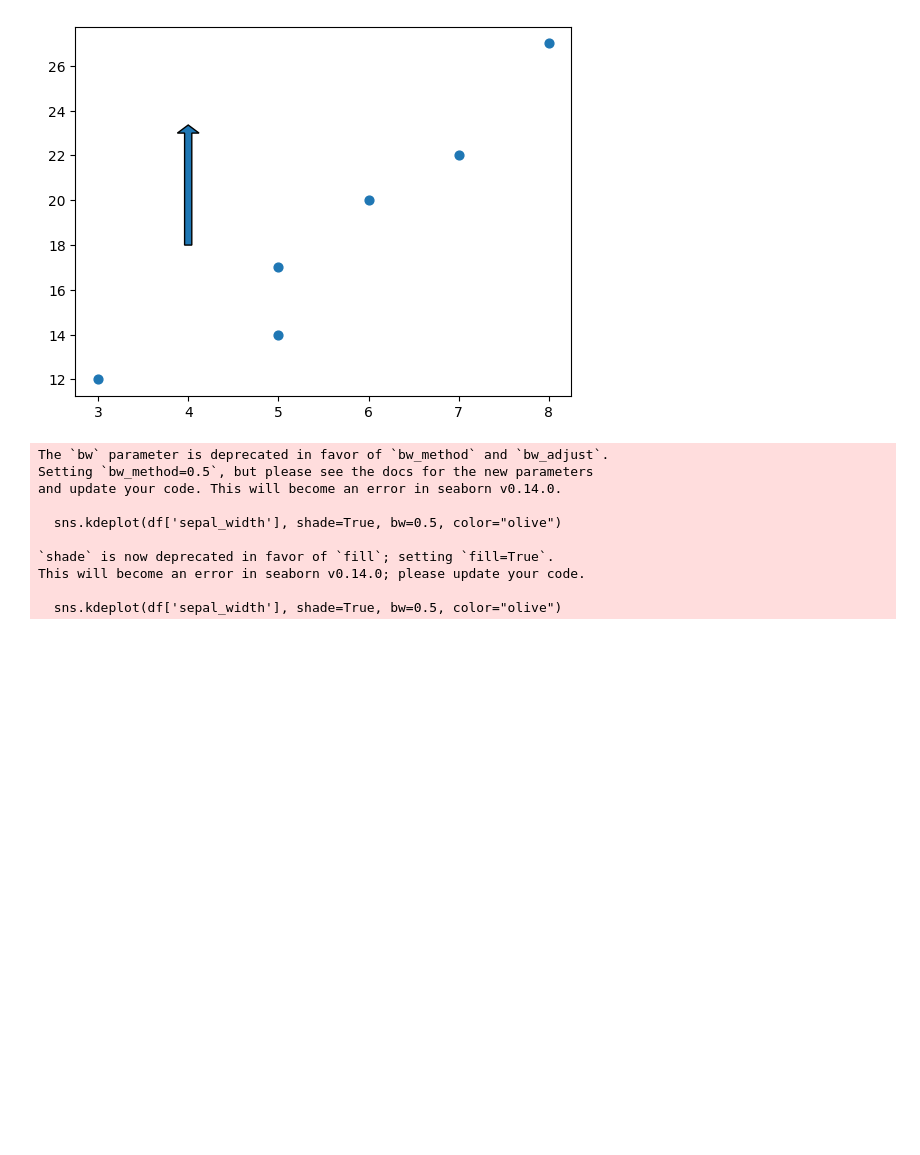
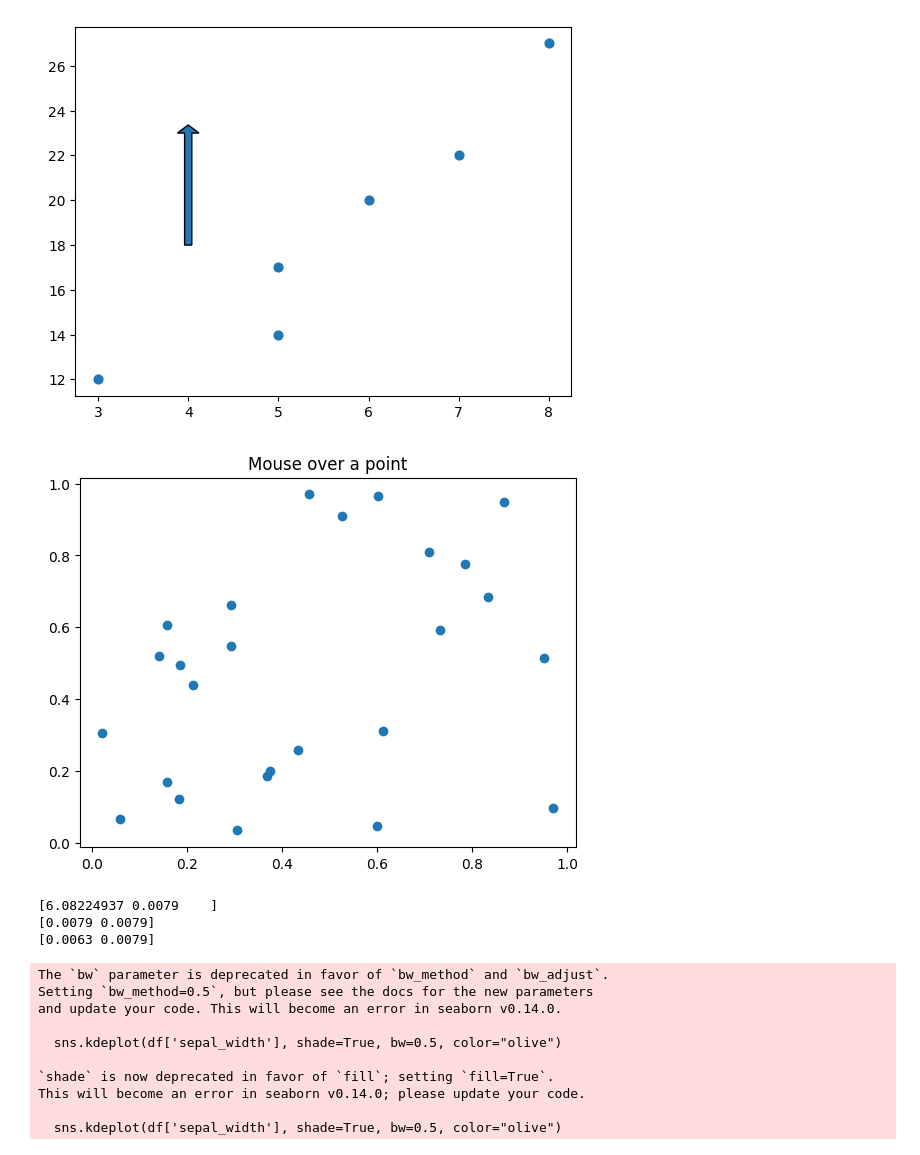
Before and after one commit to JosephBARBIERDARNAL/Sandbox, a Jupyter notebook: python-graph-gallery/python-graph-gallery.ipynb, the cells around one changed output. Saved outputs shown, nothing was run; the diff lists cells and outputs as text; code cells hidden in the pictures; blank space fills up the shorter version.

```diff
--- a/python-graph-gallery/python-graph-gallery.ipynb
+++ b/python-graph-gallery/python-graph-gallery.ipynb
@@ -15,6 +15,37 @@ plt.arrow(x=4, y=18, dx=0, dy=5, width=.08)
 plt.show()
 # %% [output]
 [figure]
+# %%
+import matplotlib.pyplot as plt
+import numpy as np
+import mplcursors
+np.random.seed(42)
+
+fig, ax = plt.subplots()
+ax.scatter(*np.random.random((2, 26)))
+ax.set_title("Mouse over a point")
+
+mplcursors.cursor(hover=True)
+
+plt.show()
+# %% [output]
+[figure, added]
+# %%
+import numpy as np
+def convertValueToBarHeight(values, lowerLimit):
+    max = np.max(values)
+    slope = (max - lowerLimit) / max
+    heights = slope * values + lowerLimit
+    return heights
+
+values=np.array([0.0063,0.0079])
+print(convertValueToBarHeight(values, 30))
+print(convertValueToBarHeight(values, 0.0079))
+print(convertValueToBarHeight(values, 0))
+# %% [output]
+[6.08224937 0.0079    ]
+[0.0079 0.0079]
+[0.0063 0.0079]
 # %%
 import imageio
 import os
```
Also changed, not shown: 10 other files.
